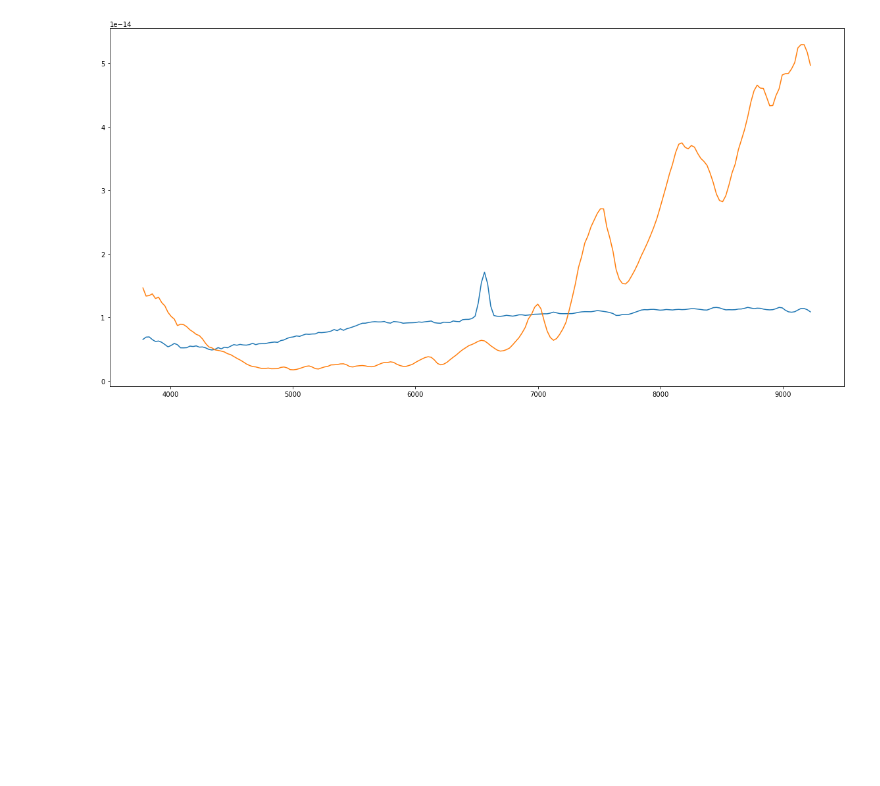
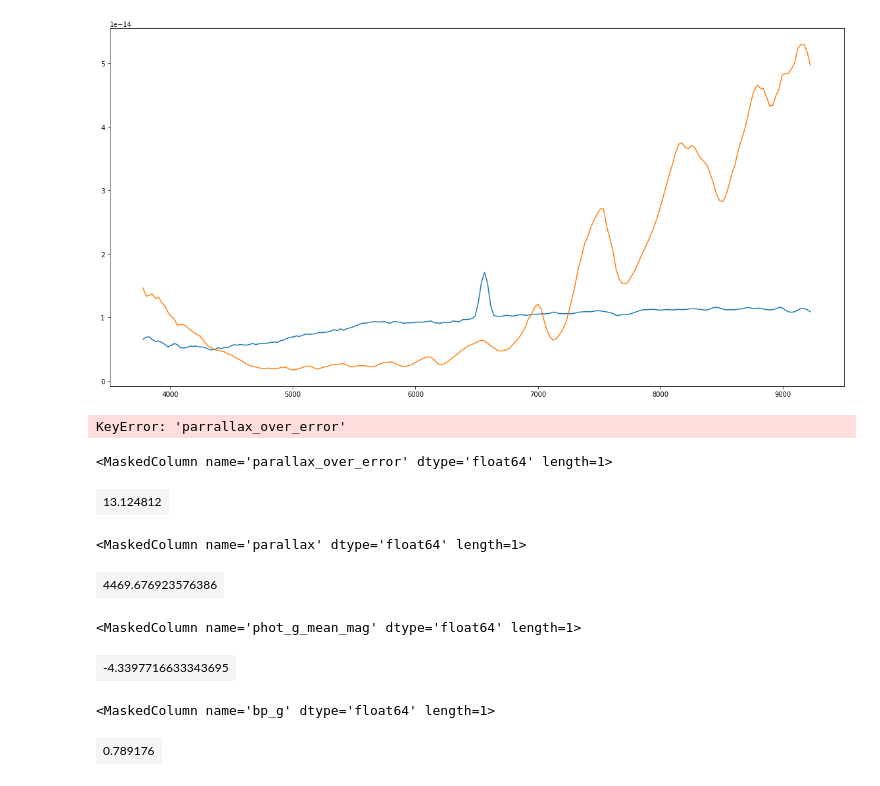
Before and after one commit to Hallflower20/Ay20-Project, a Jupyter notebook: PlotSpectrum.ipynb, the cells around one changed output. Cells and saved outputs as stored; diff of their text form; code cells hidden in the pictures; blank space fills up the shorter version.

```diff
--- a/PlotSpectrum.ipynb
+++ b/PlotSpectrum.ipynb
@@ -63,3 +65,7 @@ plt.plot(spectra_contsep_j193747_2["col1"], spectra_contsep_j193747_2["col2"] +
 # %% [output]
 [<matplotlib.lines.Line2D at 0x...>]
 [figure]
+# %%
+items = Table.from_pandas(pd.read_csv("visible.csv"))
+# %%
+wanted = items[np.where(items["WiseID"] == "J193015.49+192051.7")[0]]
@@ -65,0 +75,24 @@ plt.plot(spectra_contsep_j193747_2["col1"], spectra_contsep_j193747_2["col2"] +
+# %%
+wanted["parrallax_over_error"]
+# %% [output]
+KeyError: 'parrallax_over_error'
+# %%
+wanted["parallax_over_error"]
+# %% [output]
+<MaskedColumn name='parallax_over_error' dtype='float64' length=1>
+| 13.124812 |
+# %%
+distance
+# %% [output]
+<MaskedColumn name='parallax' dtype='float64' length=1>
+| 4469.676923576386 |
+# %%
+absolute_M
+# %% [output]
+<MaskedColumn name='phot_g_mean_mag' dtype='float64' length=1>
+| -4.3397716633343695 |
+# %%
+wanted["bp_g"]
+# %% [output]
+<MaskedColumn name='bp_g' dtype='float64' length=1>
+| 0.789176 |
```
Also changed, not shown: parts of 5 cells of this notebook, 2 other files.
